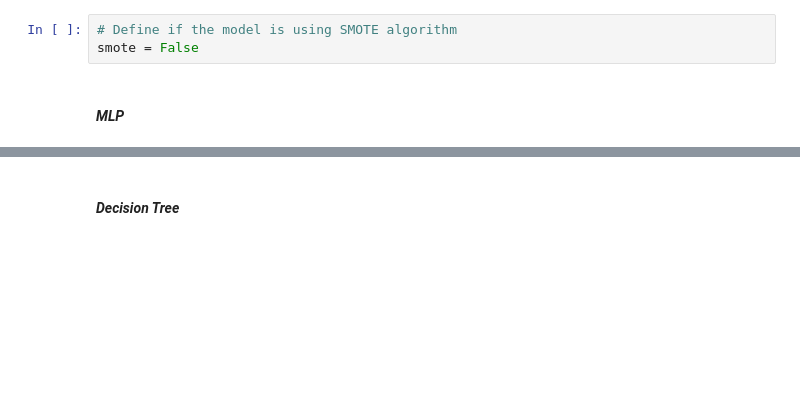
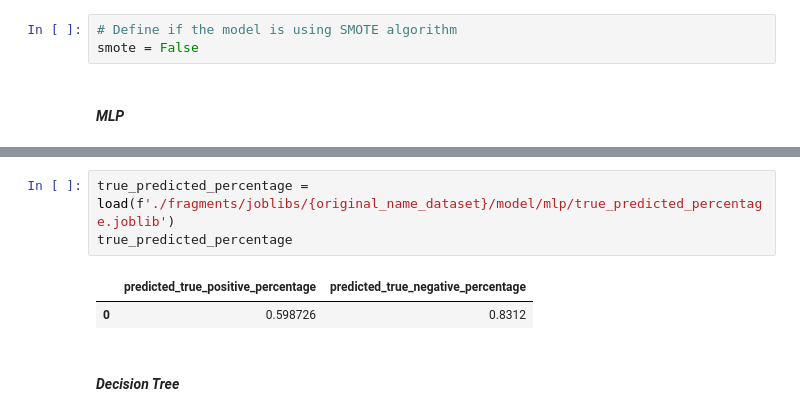
Before and after one commit to KarenRugerioA/TC3007C_AI, a Jupyter notebook: implementation/main.ipynb, the cells around one changed output, grey strips where cells are left out. Cells and saved outputs as stored; diff of their text form; blank space fills up the shorter version.

```diff
--- a/implementation/main.ipynb
+++ b/implementation/main.ipynb
@@ -89,3 +89,9 @@ confussion_matrix
+# %%
+true_predicted_percentage = load(f'./fragments/joblibs/{original_name_dataset}/model/mlp/true_predicted_percentage.joblib')
+true_predicted_percentage
+# %% [output]
+|  | predicted_true_positive_percentage | predicted_true_negative_percentage |
+| 0 | 0.598726 | 0.8312 |
 # %% [markdown]
 #### *Decision Tree*
 # %%
```
Also changed, not shown: parts of 2 cells of this notebook.
